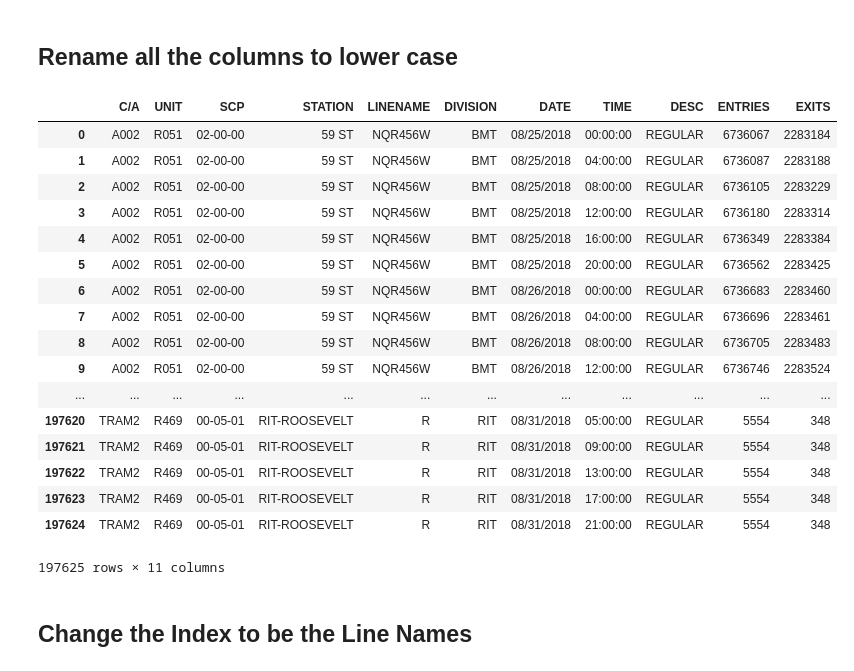
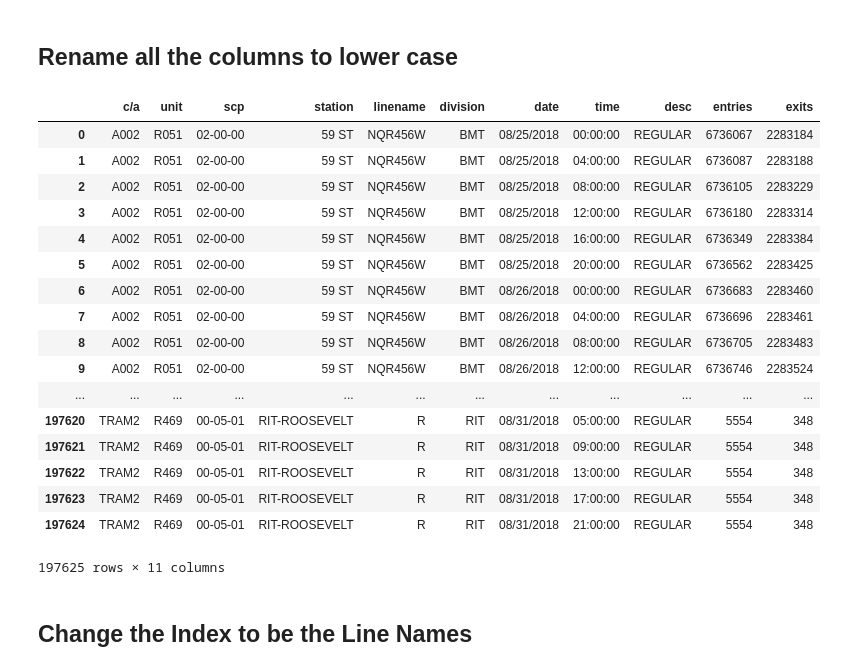
Before and after one commit to learn-co-students/dsc-pandas-series-and-dataframes-lab-atlanta-ds-062419, a Jupyter notebook: index.ipynb, the cells around one changed output. Drawn from its saved outputs; the diff is of its cells as text; code cells hidden in the pictures.

```diff
--- a/index.ipynb
+++ b/index.ipynb
@@ -32,9 +32,10 @@ df.head()
 # %% [markdown]
 ## Rename all the columns to lower case
 # %%
-df.columns = df.columns.st.lower()#Your code here
+df.columns = df.columns.str.lower()#Your code here
+df
 # %% [output]
-|  | C/A | UNIT | SCP | STATION | LINENAME | DIVISION | DATE | TIME | DESC | ENTRIES | EXITS |
+|  | c/a | unit | scp | station | linename | division | date | time | desc | entries | exits |
 | 0 | A002 | R051 | 02-00-00 | 59 ST | NQR456W | BMT | 08/25/2018 | 00:00:00 | REGULAR | 6736067 | 2283184 |
 | 1 | A002 | R051 | 02-00-00 | 59 ST | NQR456W | BMT | 08/25/2018 | 04:00:00 | REGULAR | 6736087 | 2283188 |
 | 2 | A002 | R051 | 02-00-00 | 59 ST | NQR456W | BMT | 08/25/2018 | 08:00:00 | REGULAR | 6736105 | 2283229 |
```
